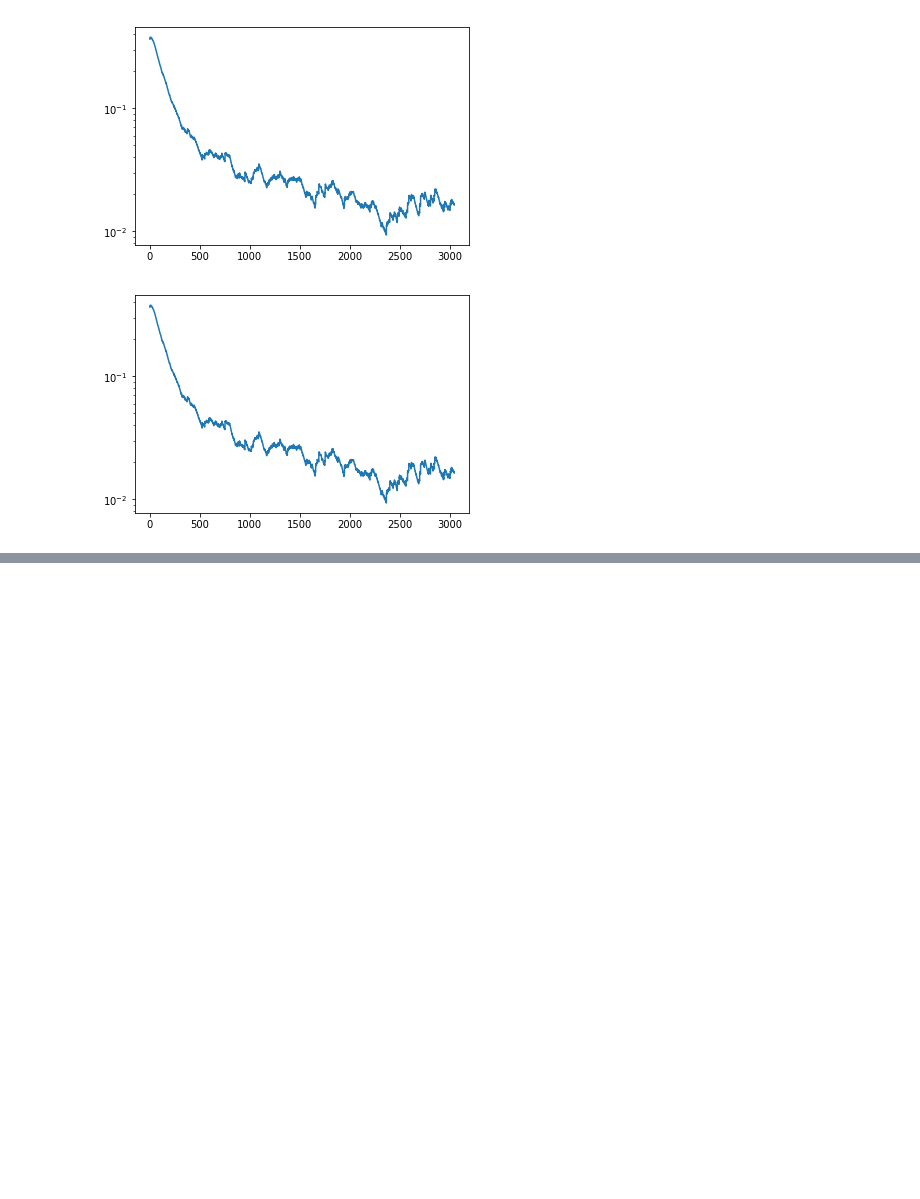
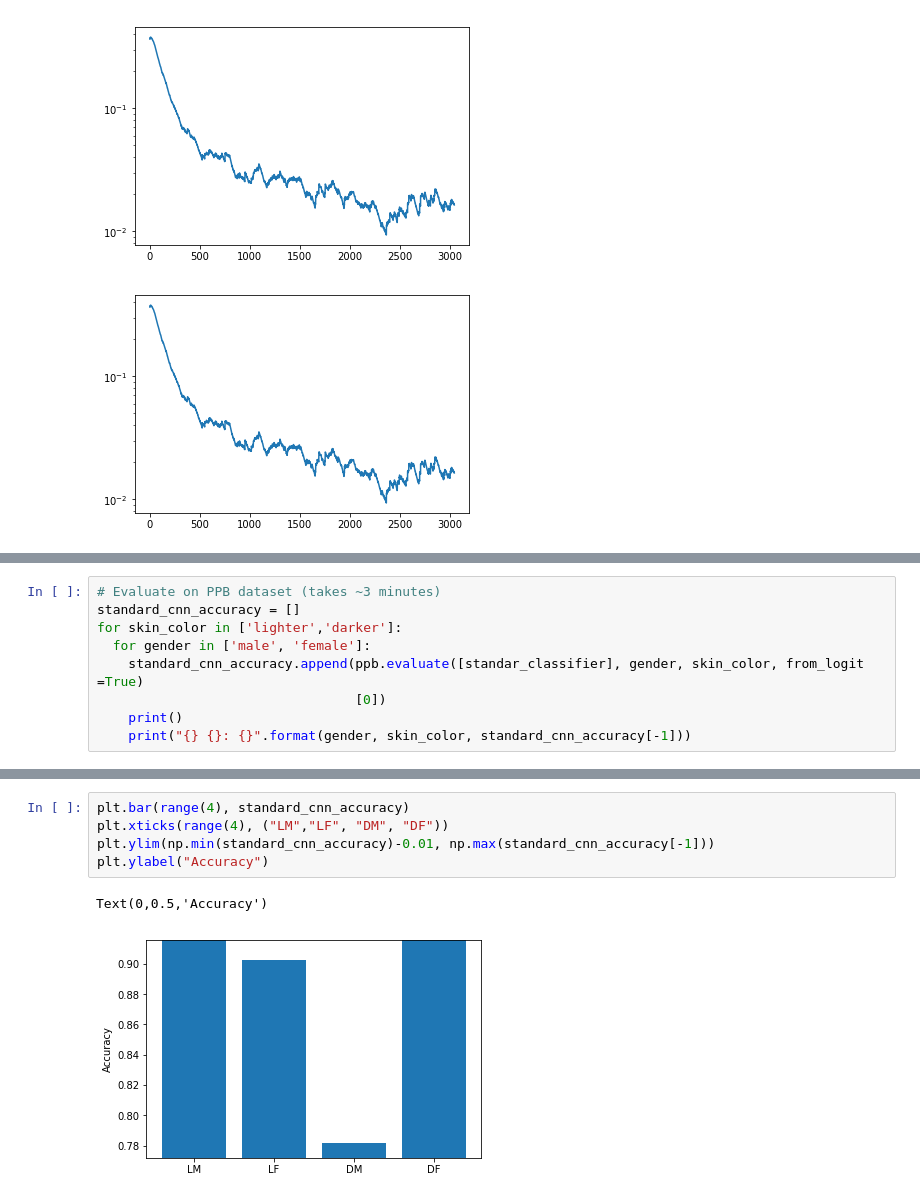
Before and after one commit to freison/DeepLearning, a Jupyter notebook: Laboratory_2_Computer_Vision_Part_2_Debiasing_Facial_Detection_Systems.ipynb, the cells around one changed output, grey strips where cells are left out. Saved outputs shown, nothing was run; the diff lists cells and outputs as text; blank space fills up the shorter version.

```diff
--- a/Laboratory_2_Computer_Vision_Part_2_Debiasing_Facial_Detection_Systems.ipynb
+++ b/Laboratory_2_Computer_Vision_Part_2_Debiasing_Facial_Detection_Systems.ipynb
@@ -149,0 +159,9 @@ for epoch in range(num_epochs):
+# %%
+# Evaluate on PPB dataset (takes ~3 minutes)
+standard_cnn_accuracy = []
+for skin_color in ['lighter','darker']:
+  for gender in ['male', 'female']:
+    standard_cnn_accuracy.append(ppb.evaluate([standar_classifier], gender, skin_color, from_logit =True)
+                                 [0])
+    print()
+    print("{} {}: {}".format(gender, skin_color, standard_cnn_accuracy[-1]))
@@ -149,0 +184,8 @@ for epoch in range(num_epochs):
+# %%
+plt.bar(range(4), standard_cnn_accuracy)
+plt.xticks(range(4), ("LM","LF", "DM", "DF"))
+plt.ylim(np.min(standard_cnn_accuracy)-0.01, np.max(standard_cnn_accuracy[-1]))
+plt.ylabel("Accuracy")
+# %% [output]
+Text(0,0.5,'Accuracy')
+[figure, added]
```
Also changed, not shown: parts of 9 cells of this notebook.
